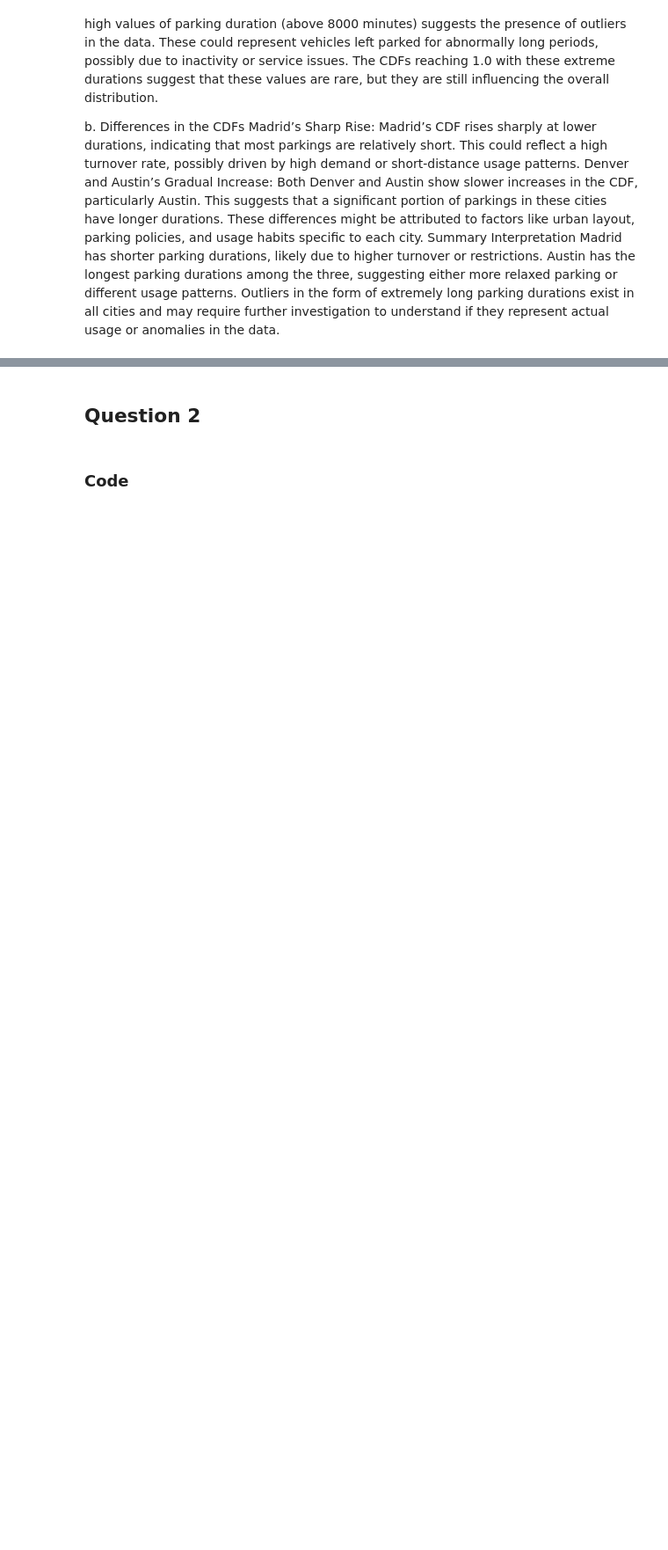
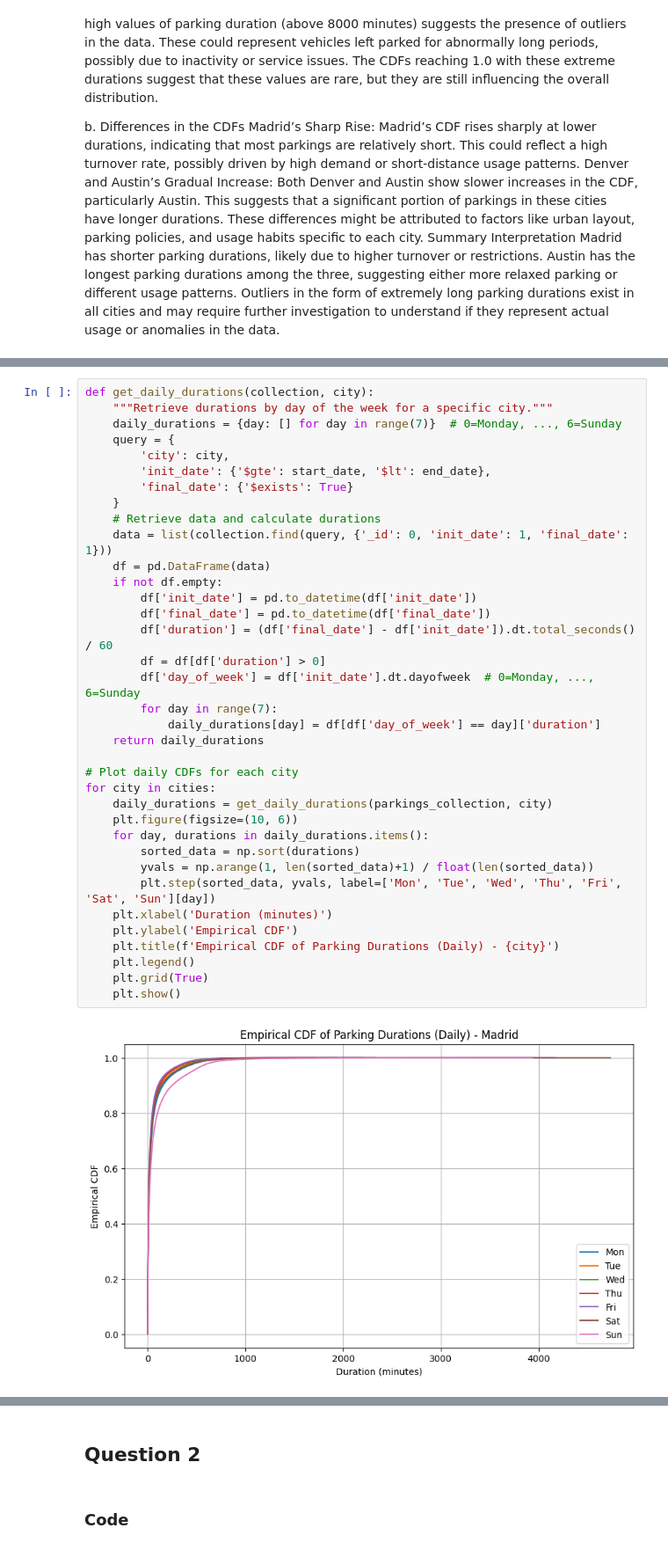
Before and after one commit to Djoulia/ICT4SM_lab1, a Jupyter notebook: main.ipynb, the cells around one changed output, grey strips where cells are left out. Shown at 88% size. Saved outputs shown, nothing was run; the diff lists cells and outputs as text; blank space fills up the shorter version.

```diff
--- a/main.ipynb
+++ b/main.ipynb
@@ -123,0 +202,38 @@ Outliers in the form of extremely long parking durations exist in all cities and
+# %%
+def get_daily_durations(collection, city):
+    """Retrieve durations by day of the week for a specific city."""
+    daily_durations = {day: [] for day in range(7)}  # 0=Monday, ..., 6=Sunday
+    query = {
+        'city': city,
+        'init_date': {'$gte': start_date, '$lt': end_date},
+        'final_date': {'$exists': True}
+    }
+    # Retrieve data and calculate durations
+    data = list(collection.find(query, {'_id': 0, 'init_date': 1, 'final_date': 1}))
+    df = pd.DataFrame(data)
+    if not df.empty:
+        df['init_date'] = pd.to_datetime(df['init_date'])
+        df['final_date'] = pd.to_datetime(df['final_date'])
+        df['duration'] = (df['final_date'] - df['init_date']).dt.total_seconds() / 60
+        df = df[df['duration'] > 0]
+        df['day_of_week'] = df['init_date'].dt.dayofweek  # 0=Monday, ..., 6=Sunday
+        for day in range(7):
+            daily_durations[day] = df[df['day_of_week'] == day]['duration']
+    return daily_durations
+
+# Plot daily CDFs for each city
+for city in cities:
+    daily_durations = get_daily_durations(parkings_collection, city)
+    plt.figure(figsize=(10, 6))
+    for day, durations in daily_durations.items():
+        sorted_data = np.sort(durations)
+        yvals = np.arange(1, len(sorted_data)+1) / float(len(sorted_data))
+        plt.step(sorted_data, yvals, label=['Mon', 'Tue', 'Wed', 'Thu', 'Fri', 'Sat', 'Sun'][day])
+    plt.xlabel('Duration (minutes)')
+    plt.ylabel('Empirical CDF')
+    plt.title(f'Empirical CDF of Parking Durations (Daily) - {city}')
+    plt.legend()
+    plt.grid(True)
+    plt.show()
+# %% [output]
+[figure, added]
```
Also changed, not shown: parts of 4 cells of this notebook.
